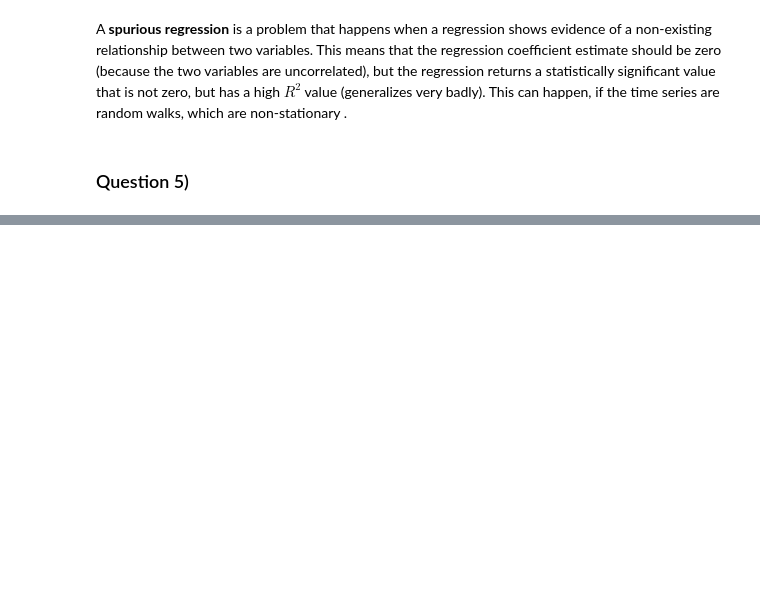
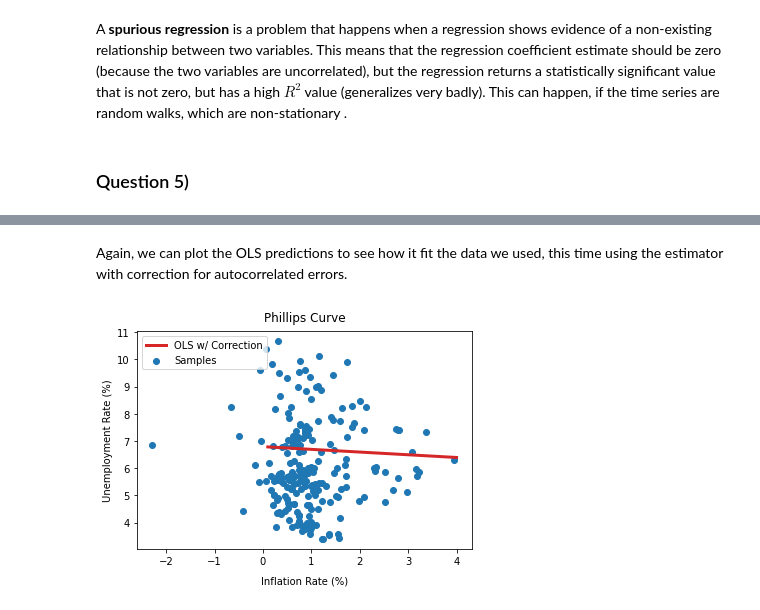
Before and after one commit to lucasbarretto/MODS202, a Jupyter notebook: Projet2/Projet2.ipynb, the cells around one changed output, grey strips where cells are left out. Cells and saved outputs as stored; diff of their text form; code cells hidden in the pictures; blank space fills up the shorter version.

```diff
--- a/Projet2/Projet2.ipynb
+++ b/Projet2/Projet2.ipynb
@@ -145,0 +224,4 @@ Roots
+# %%
+residuals_ar = AutoReg(residuals, lags=1)
+residuals_ar_results = residuals_ar.fit()
+print(residuals_ar_results.summary())
@@ -145,0 +261,24 @@ Roots
+# %%
+# obtain the rho value for the residuals AR(1) model
+rho = residuals_ar_results.params[1]
+
+# create y_hat variable
+y = df['Unemp'][1:].to_numpy()
+y_t1 = y[1:]
+y_t0 = y[:-1]
+
+y_hat = y_t1 - rho*y_t0
+
+# create x_hat variable
+x = inf.to_numpy()
+x_t1 = x[1:]
+x_t0 = x[:-1]
+
+x_hat = x_t1 - rho*x_t0
+const_hat = np.ones(x_hat.shape) - rho
+X_hat = np.column_stack((const_hat, x_hat))
+
+# regress y_hat on x_hat
+phillips_correction = OLS(y_hat, X_hat)
+phillips_correction_results = phillips_correction.fit()
+print(phillips_correction_results.summary())
@@ -145,0 +303,21 @@ Roots
+# %% [markdown]
+Again, we can plot the OLS predictions to see how it fit the data we used, this time using the estimator with correction for autocorrelated errors.
+# %%
+# generate model predictions on a linspace of inflation values
+inf_samples = np.linspace(0.1,4,100)
+const = np.ones(inf_samples.size)
+X_samples = np.column_stack((const, inf_samples))
+
+pred = phillips_correction_results.predict(X_samples)
+
+# plot the original samples and the predictions from the OLS w/ correction for autocorrelated error
+plt.figure()
+plt.plot(inf_samples, pred, c='tab:red', lw=3, label='OLS w/ Correction')
+plt.scatter(inf, y, label='Samples')
+plt.legend(loc='upper left')
+plt.title('Phillips Curve', pad=10)
+plt.xlabel('Inflation Rate (%)', labelpad=10)
+plt.ylabel('Unemployment Rate (%)')
+plt.show()
+# %% [output]
+[figure, added]
```
Also changed, not shown: parts of 18 cells of this notebook.
